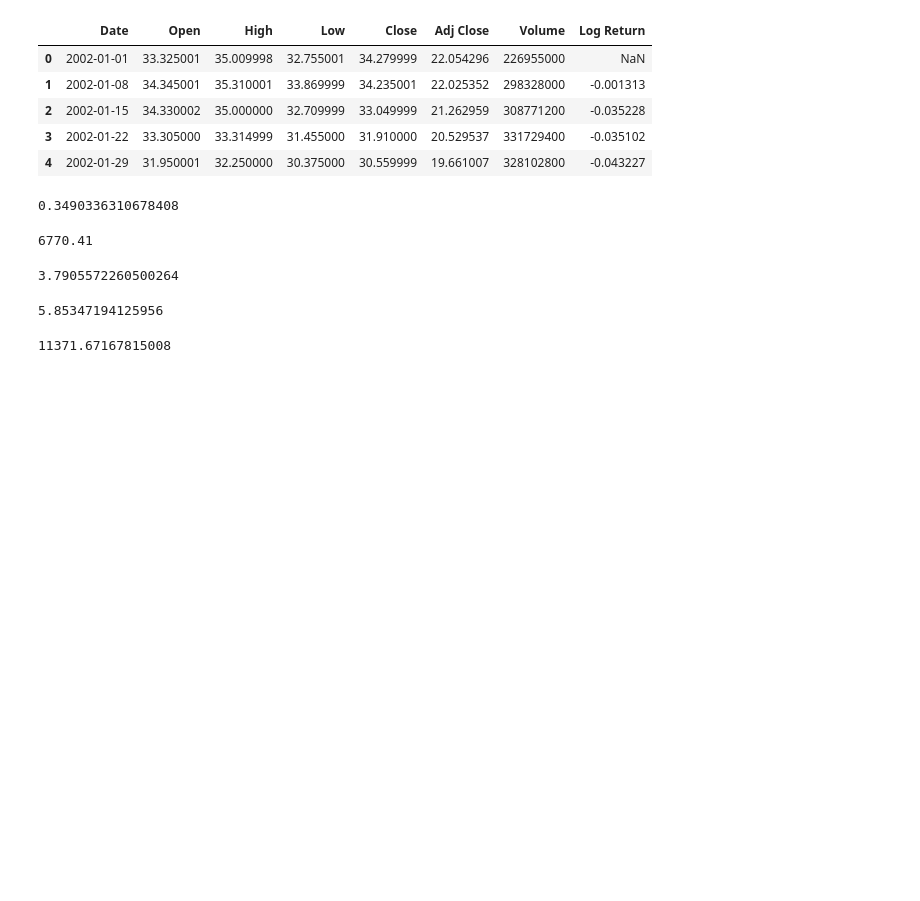
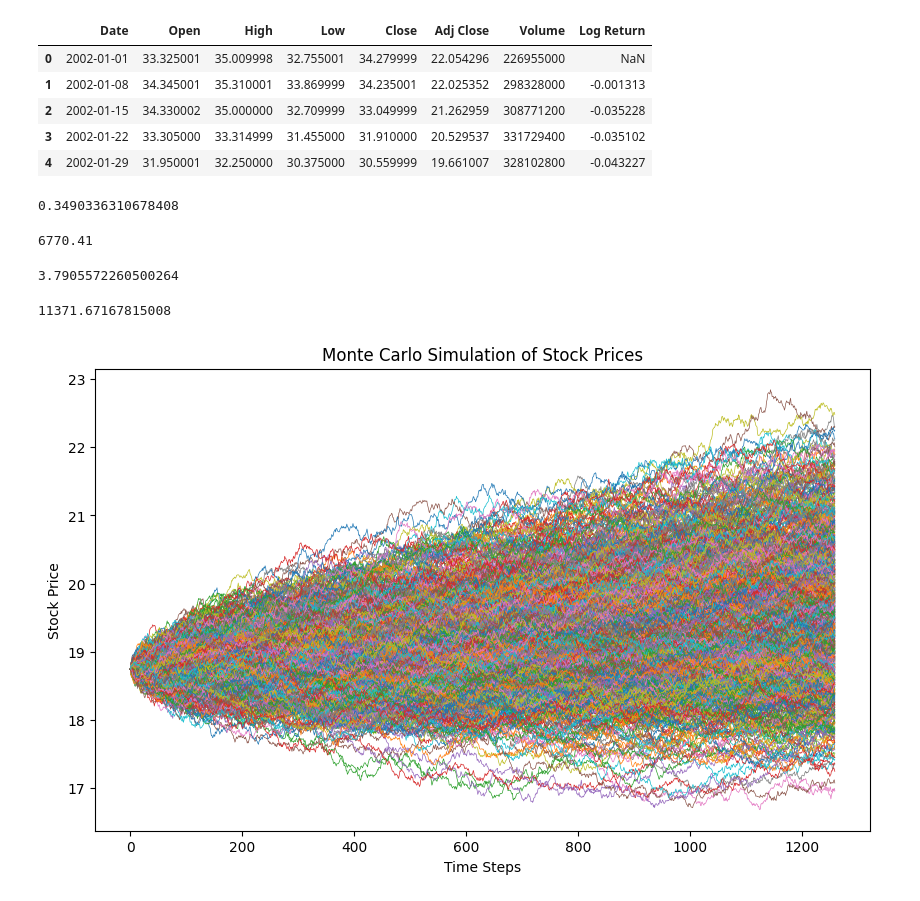
Before and after one commit to sash-wat/BUFN401, a Jupyter notebook: SallyJameson/code.ipynb, the cells around one changed output. Saved outputs shown, nothing was run; the diff lists cells and outputs as text; code cells hidden in the pictures; blank space fills up the shorter version.

```diff
--- a/SallyJameson/code.ipynb
+++ b/SallyJameson/code.ipynb
@@ -44,11 +44,50 @@ call_price = black_scholes_call(18.75, 35, 0.062, 5, sigma)
 call_price
 # %% [output]
 3.7905572260500264
-# %%
-0.4*sigma*math.sqrt(5)*18.75
-# %% [output]
-5.85347194125956
 # %%
 call_price*3000
 # %% [output]
 11371.67167815008
+# %%
+import numpy as np
+import matplotlib.pyplot as plt
+
+# Parameters
+current_price = 18.75
+annual_return = 0.07  # Annual return (drift)
+annual_volatility = 0.35  # Annual volatility
+days_per_year = 252  # Assuming 252 trading days in a year
+years = 5  # Time horizon
+
+# Calculate daily volatility
+daily_volatility = annual_volatility / np.sqrt(days_per_year)
+
+# Calculate drift factor
+drift = annual_return - 0.5 * annual_volatility ** 2
+
+# Simulation
+num_simulations = 1000  # Number of simulations
+num_days = days_per_year * years
+dt = 1 / days_per_year  # Time step
+
+# Generate random values for Z
+random_values = np.random.normal(0, 1, size=(num_simulations, num_days))
+
+# Simulate stock prices
+price_matrix = np.zeros((num_simulations, num_days))
+price_matrix[:, 0] = current_price
+
+for i in range(1, num_days):
+    price_matrix[:, i] = price_matrix[:, i - 1] * np.exp(
+        (drift * dt) + (daily_volatility * np.sqrt(dt) * random_values[:, i])
+    )
+
+# Plot the simulations
+plt.figure(figsize=(10, 6))
+plt.title("Monte Carlo Simulation of Stock Prices")
+plt.xlabel("Time Steps")
+plt.ylabel("Stock Price")
+plt.plot(np.arange(num_days), price_matrix.T, lw=0.5)
+plt.show()
+# %% [output]
+[figure, added]
```
Also changed, not shown: 3 other files.
